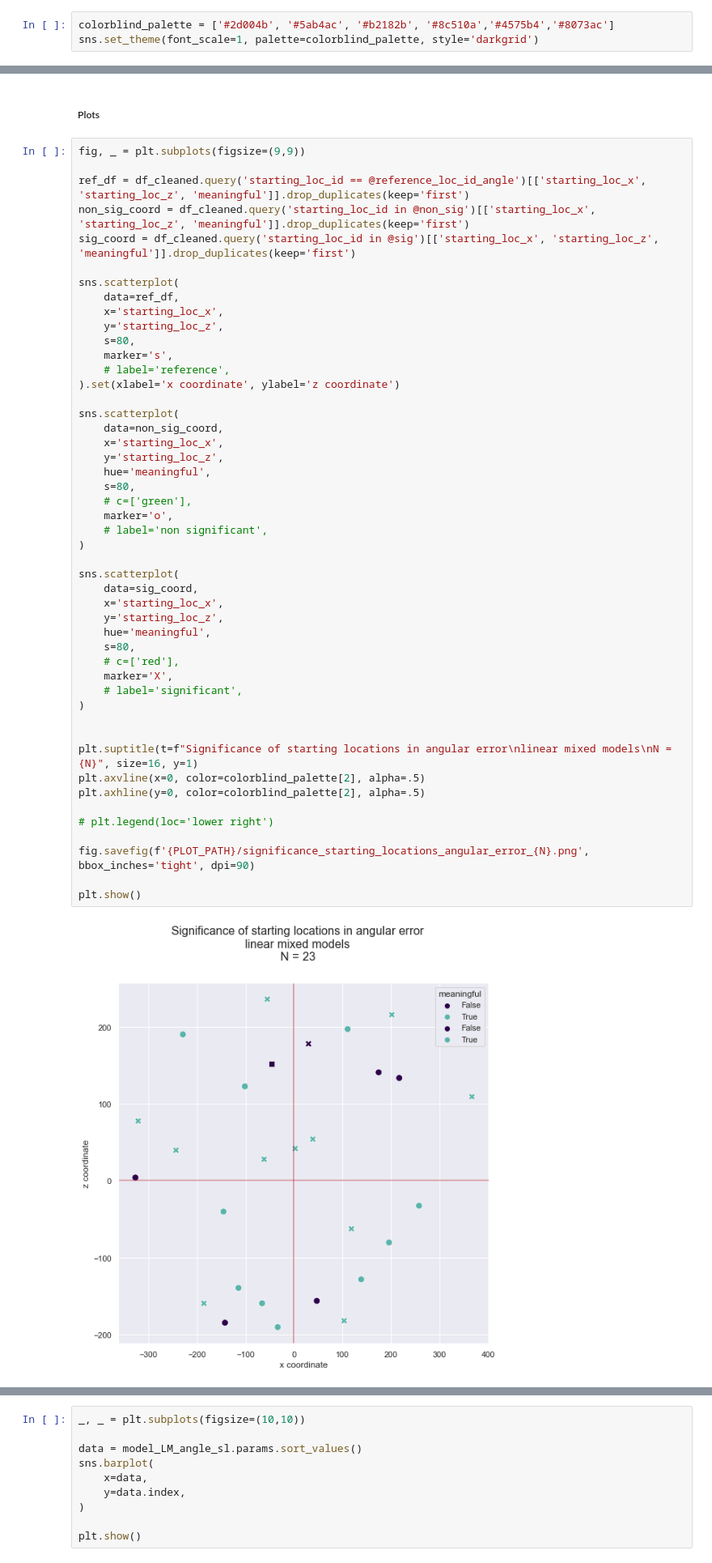
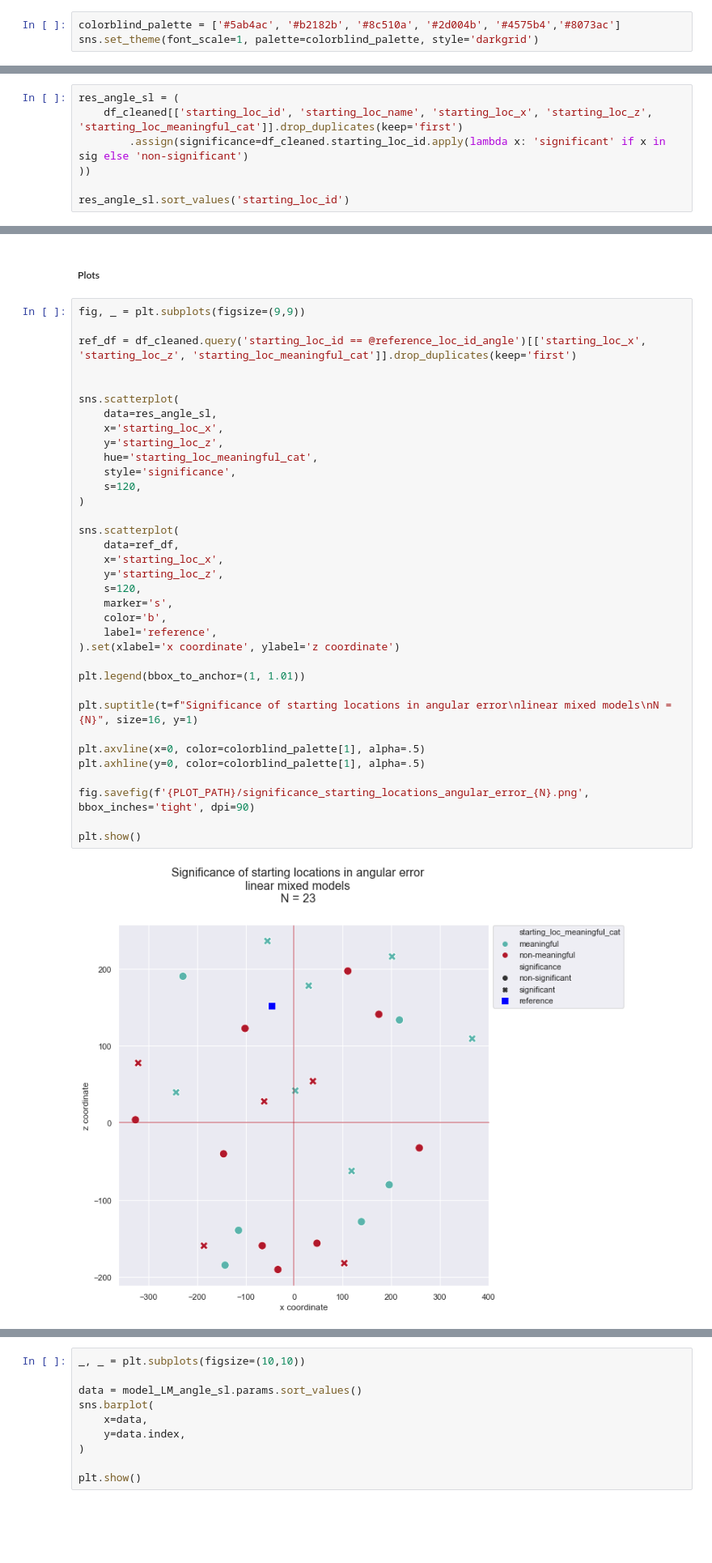
Before and after one commit to nora-maleki/humanA-pointing-task-analysis, a Jupyter notebook: analyses/01_main/03_analysis.ipynb, the cells around one changed output, grey strips where cells are left out. Shown at 81% size. Saved outputs shown, nothing was run; the diff lists cells and outputs as text; blank space fills up the shorter version.

Commit message:
created new dataframes with significance and meaningfulness for the starting locations

```diff
--- a/analyses/01_main/03_analysis.ipynb
+++ b/analyses/01_main/03_analysis.ipynb
@@ -18,7 +18,7 @@ from matplotlib.lines import Line2D
 
 %matplotlib inline
 # %%
-colorblind_palette = ['#2d004b', '#5ab4ac', '#b2182b', '#8c510a','#4575b4','#8073ac']
+colorblind_palette = ['#5ab4ac', '#b2182b', '#8c510a', '#2d004b', '#4575b4','#8073ac']
 sns.set_theme(font_scale=1, palette=colorblind_palette, style='darkgrid')
 # %% [markdown]
 ## Load data
@@ -807,0 +812,7 @@ sig = [2, 5, 7, 9, 25, 29, 30, 35, 38, 52, 54, 58]
+# %%
+res_angle_sl = (
+    df_cleaned[['starting_loc_id', 'starting_loc_name', 'starting_loc_x', 'starting_loc_z', 'starting_loc_meaningful_cat']].drop_duplicates(keep='first')
+        .assign(significance=df_cleaned.starting_loc_id.apply(lambda x: 'significant' if x in sig else 'non-significant')
+))
+
+res_angle_sl.sort_values('starting_loc_id')
@@ -810,51 +839,38 @@ sig = [2, 5, 7, 9, 25, 29, 30, 35, 38, 52, 54, 58]
 # %%
 fig, _ = plt.subplots(figsize=(9,9))
 
-ref_df = df_cleaned.query('starting_loc_id == @reference_loc_id_angle')[['starting_loc_x', 'starting_loc_z', 'meaningful']].drop_duplicates(keep='first')
-non_sig_coord = df_cleaned.query('starting_loc_id in @non_sig')[['starting_loc_x', 'starting_loc_z', 'meaningful']].drop_duplicates(keep='first')
-sig_coord = df_cleaned.query('starting_loc_id in @sig')[['starting_loc_x', 'starting_loc_z', 'meaningful']].drop_duplicates(keep='first')
+ref_df = df_cleaned.query('starting_loc_id == @reference_loc_id_angle')[['starting_loc_x', 'starting_loc_z', 'starting_loc_meaningful_cat']].drop_duplicates(keep='first')
+
+
+sns.scatterplot(
+    data=res_angle_sl,
+    x='starting_loc_x',
+    y='starting_loc_z',
+    hue='starting_loc_meaningful_cat',
+    style='significance',
+    s=120,
+)
 
 sns.scatterplot(
     data=ref_df,
     x='starting_loc_x',
     y='starting_loc_z',
-    s=80,
+    s=120,
     marker='s',
-    # label='reference',
+    color='b',
+    label='reference',
 ).set(xlabel='x coordinate', ylabel='z coordinate')
 
-sns.scatterplot(
-    data=non_sig_coord,
-    x='starting_loc_x',
-    y='starting_loc_z',
-    hue='meaningful',
-    s=80,
-    # c=['green'],
-    marker='o',
-    # label='non significant',
-)
-
-sns.scatterplot(
-    data=sig_coord,
-    x='starting_loc_x',
-    y='starting_loc_z',
-    hue='meaningful',
-    s=80,
-    # c=['red'],
-    marker='X',
-    # label='significant',
-)
-
+plt.legend(bbox_to_anchor=(1, 1.01))
 
 plt.suptitle(t=f"Significance of starting locations in angular error\nlinear mixed models\nN = {N}", size=16, y=1)
-plt.axvline(x=0, color=colorblind_palette[2], alpha=.5)
-plt.axhline(y=0, color=colorblind_palette[2], alpha=.5)
 
-# plt.legend(loc='lower right')
+plt.axvline(x=0, color=colorblind_palette[1], alpha=.5)
+plt.axhline(y=0, color=colorblind_palette[1], alpha=.5)
 
 fig.savefig(f'{PLOT_PATH}/significance_starting_locations_angular_error_{N}.png', bbox_inches='tight', dpi=90)
 
 plt.show()
 # %% [output]
-[figure, old version]
+[figure, new version]
 # %%
```
Also changed, not shown: parts of 27 cells of this notebook.
